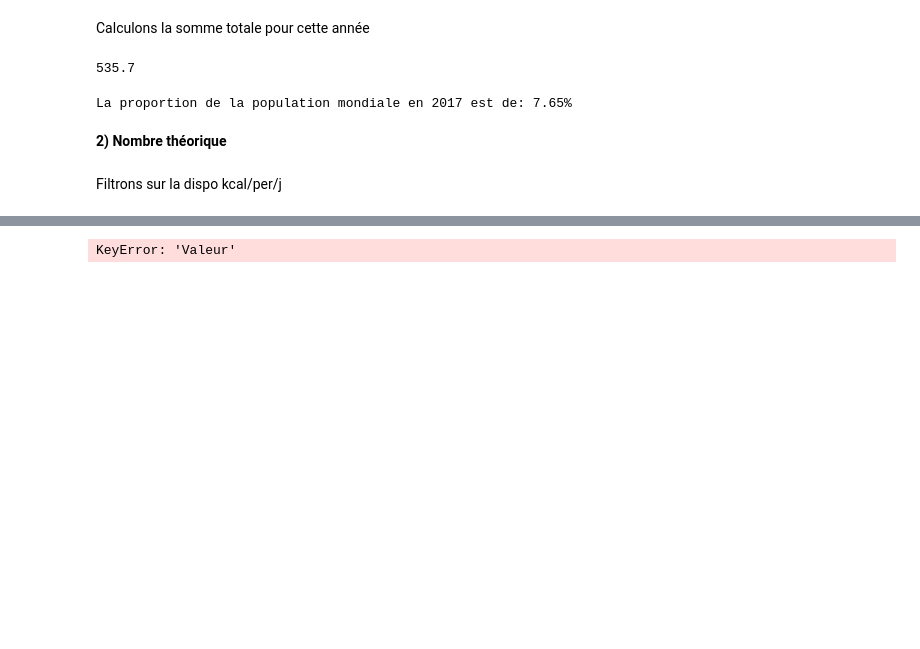
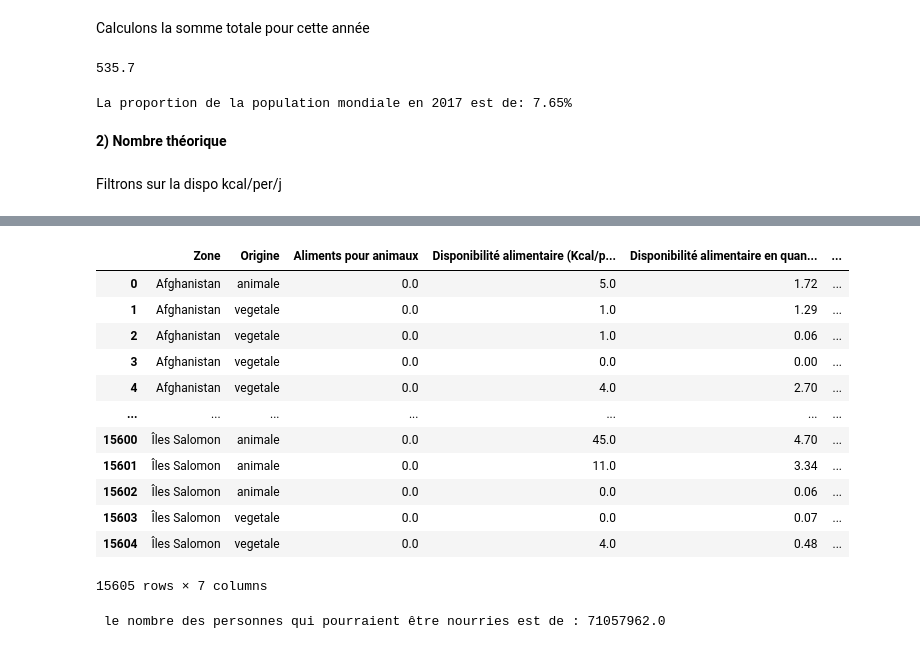
Before and after one commit to Morel-cpu/Etude-sante, a Jupyter notebook: data/projet4.ipynb, the cells around one changed output, grey strips where cells are left out. Saved outputs shown, nothing was run; the diff lists cells and outputs as text; code cells hidden in the pictures; blank space fills up the shorter version.

```diff
--- a/data/projet4.ipynb
+++ b/data/projet4.ipynb
@@ -276,0 +268,3 @@ data_dispo
+# %%
+data_dispo = data_dispo.fillna(0)
+data_dispo.head()
@@ -277,7 +289,24 @@ data_dispo
+# %%
+datamerge = data_dispo.merge(dt, on = "Zone", how = "left")
+datamerge[["Zone","Origine","Aliments pour animaux", "Disponibilité alimentaire (Kcal/personne/jour)","Disponibilité alimentaire en quantité (kg/personne/an)", "Disponibilité de matière grasse en quantité (g/personne/jour)","Disponibilité de protéines en quantité (g/personne/jour)" ]]
+# %% [output]
+|  | Zone | Origine | Aliments pour animaux | Disponibilité alimentaire (Kcal/p... | Disponibilité alimentaire en quan... | ... |
+| 0 | Afghanistan | animale | 0.0 | 5.0 | 1.72 | ... |
+| 1 | Afghanistan | vegetale | 0.0 | 1.0 | 1.29 | ... |
+| 2 | Afghanistan | vegetale | 0.0 | 1.0 | 0.06 | ... |
+| 3 | Afghanistan | vegetale | 0.0 | 0.0 | 0.00 | ... |
+| 4 | Afghanistan | vegetale | 0.0 | 4.0 | 2.70 | ... |
+| ... | ... | ... | ... | ... | ... | ... |
+| 15600 | Îles Salomon | animale | 0.0 | 45.0 | 4.70 | ... |
+| 15601 | Îles Salomon | animale | 0.0 | 11.0 | 3.34 | ... |
+| 15602 | Îles Salomon | animale | 0.0 | 0.0 | 0.06 | ... |
+| 15603 | Îles Salomon | vegetale | 0.0 | 0.0 | 0.07 | ... |
+| 15604 | Îles Salomon | vegetale | 0.0 | 4.0 | 0.48 | ... |
+15605 rows × 7 columns
 # %%
-prod = data_dispo*365*dispo['Valeur'] #produit
+prod = dispo*365*datamerge['Valeur'] #produit
 somme = prod.sum() #somme
 nb = (somme / 2500*365).round() #nbre de personne nourrit
 print('\n le nombre des personnes qui pourraient être nourries est de :', nb)
 # %% [output]
-KeyError: 'Valeur'
+ le nombre des personnes qui pourraient être nourries est de : 71057962.0
```
Also changed, not shown: parts of 48 cells of this notebook.
